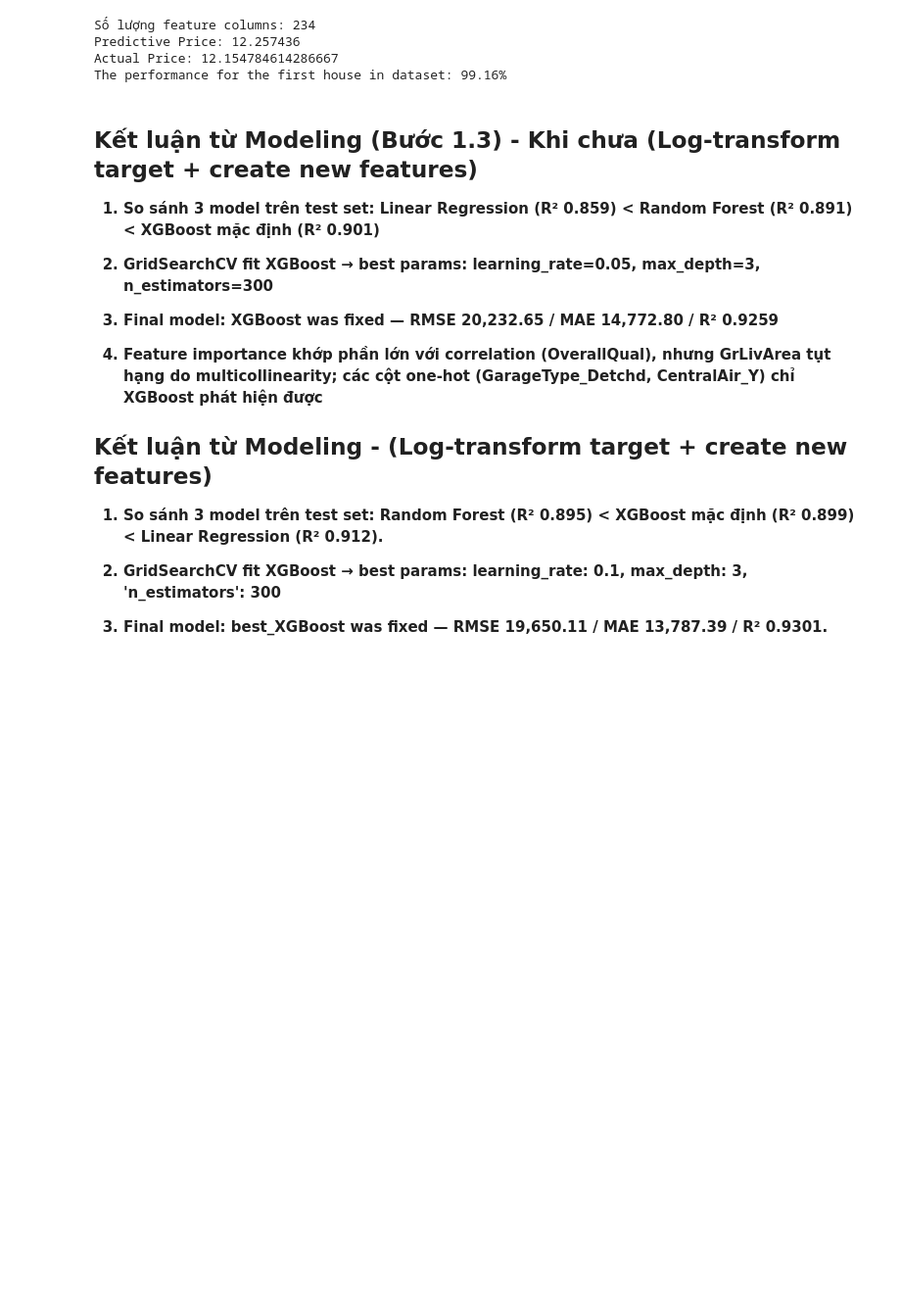
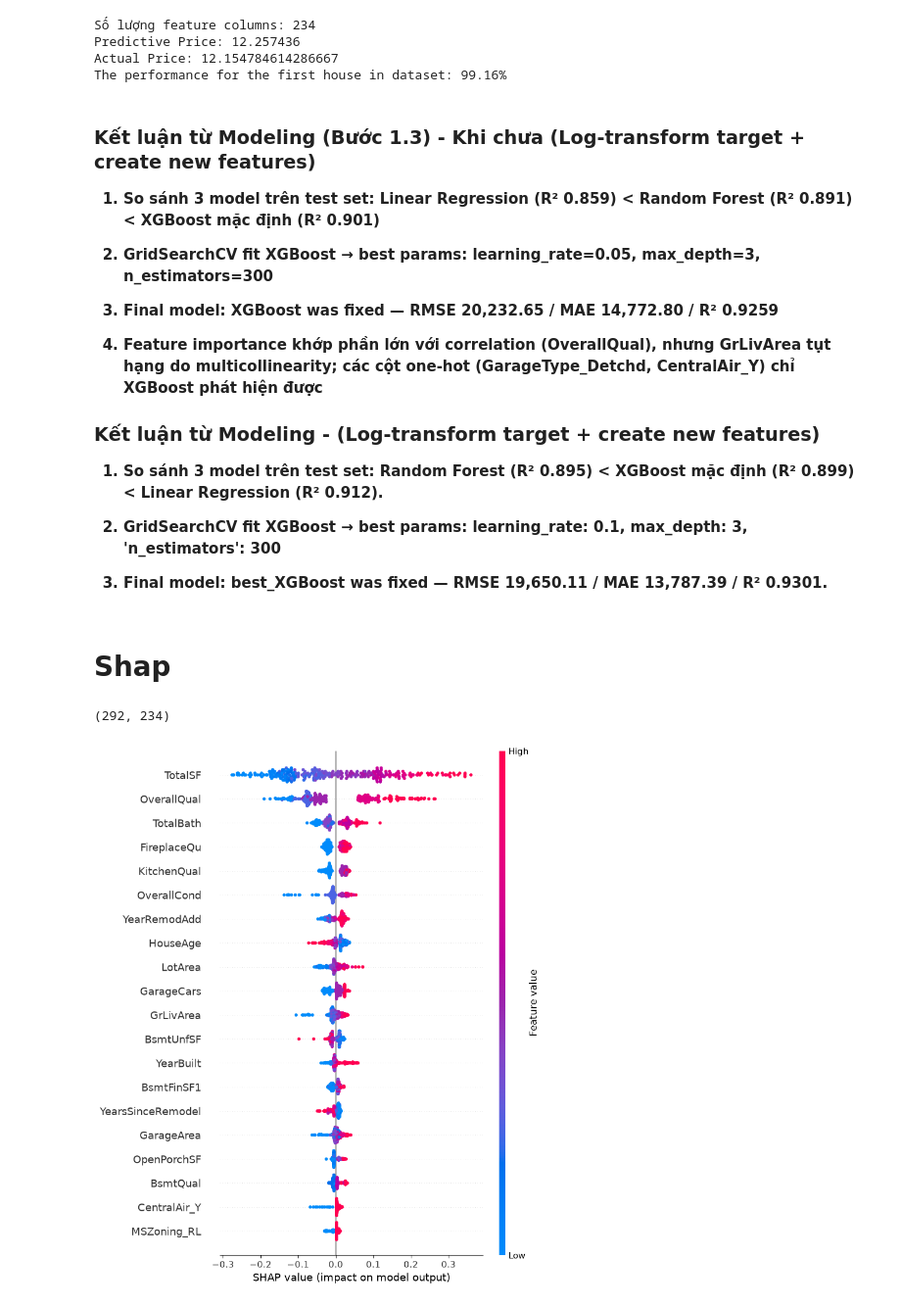
Before and after one commit to HoangThiThi199/Home_Pricre_Prediction, a Jupyter notebook: ml/notebooks/03_modeling.ipynb, the cells around one changed output. Shown at 98% size. Saved outputs shown, nothing was run; the diff lists cells and outputs as text; code cells hidden in the pictures; blank space fills up the shorter version.

Commit message:
1.3 shap (explain the final model)

```diff
--- a/ml/notebooks/03_modeling.ipynb
+++ b/ml/notebooks/03_modeling.ipynb
@@ -211,7 +203,7 @@ Predictive Price: 12.257436
 Actual Price: 12.154784614286667
 The performance for the first house in dataset: 99.16%
 # %% [markdown]
-## Kết luận từ Modeling (Bước 1.3) - Khi chưa (Log-transform target + create new features)
+### Kết luận từ Modeling (Bước 1.3) - Khi chưa (Log-transform target + create new features)
 <b>
 
 1. So sánh 3 model trên test set: Linear Regression (R² 0.859) < Random Forest (R² 0.891) < XGBoost mặc định (R² 0.901)
@@ -225,9 +217,25 @@ The performance for the first house in dataset: 99.16%
 <b>
 
 
-## Kết luận từ Modeling - (Log-transform target + create new features)
+### Kết luận từ Modeling - (Log-transform target + create new features)
 1. So sánh 3 model trên test set: Random Forest (R² 0.895) < XGBoost mặc định (R² 0.899) < Linear Regression (R² 0.912).
 
 2. GridSearchCV fit XGBoost → best params: learning_rate: 0.1, max_depth: 3, 'n_estimators': 300
 
 3. Final model: best_XGBoost was fixed — RMSE 19,650.11 / MAE 13,787.39 / R² 0.9301.
+# %% [markdown]
+# Shap
+# %%
+import shap
+
+explainer = shap.TreeExplainer(best_xgb_model)
+shap_values = explainer.shap_values(X_test_scaled)
+
+print(shap_values.shape)
+# %% [output]
+(292, 234)
+# %%
+X_test= joblib.load('../data/processed/X_test.pkl')
+shap.summary_plot(shap_values, X_test, feature_names=X_train.columns)
+# %% [output]
+[figure, added]
```
Also changed, not shown: parts of 6 cells of this notebook, 2 other files.
